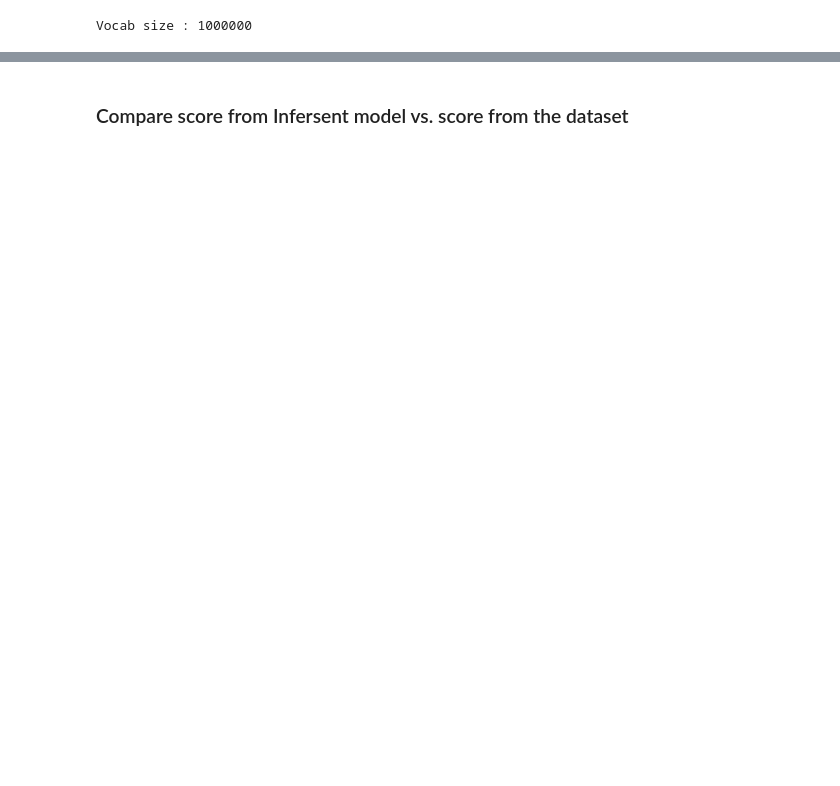
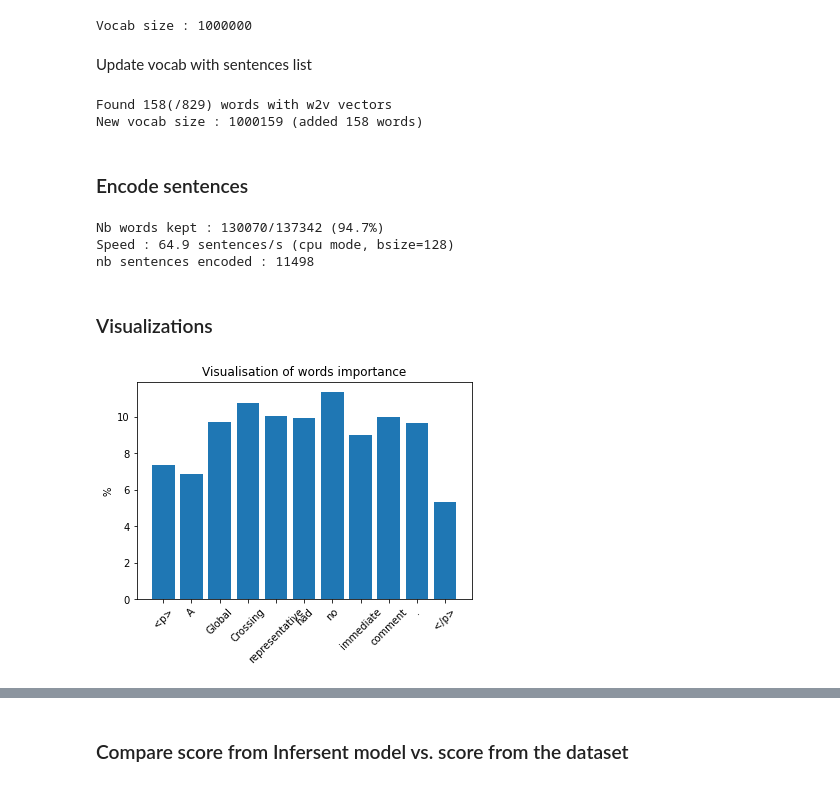
Before and after one commit to zoelie/STS-semantic-similarity, a Jupyter notebook: zoe_semantic_similarity_infersent.ipynb, the cells around one changed output, grey strips where cells are left out. Cells and saved outputs as stored; diff of their text form; code cells hidden in the pictures; blank space fills up the shorter version.

```diff
--- a/zoe_semantic_similarity_infersent.ipynb
+++ b/zoe_semantic_similarity_infersent.ipynb
@@ -169,6 +221,9 @@ model_params = {'bsize': 64, 'word_emb_dim': 300, 'enc_lstm_dim': 2048,
 model2 = InferSent(model_params)
 model2.load_state_dict(torch.load(model_path))
 
-w2v_path = '/content/GloVe/glove.840B.300d.txt'
+# w2v_path = '/content/GloVe/glove.840B.300d.txt'
+# model2.set_w2v_path(w2v_path)
+
+w2v_path = 'fastText/crawl-300d-2M.vec'
 model2.set_w2v_path(w2v_path)
 # %% [markdown]
@@ -178,2 +235,25 @@ model2.build_vocab_k_words(K=1000000) # 1 million most common English words
 # %% [output]
 Vocab size : 1000000
+# %% [markdown]
+Update vocab with sentences list
+# %%
+model2.update_vocab(sentences)
+# %% [output]
+Found 158(/829) words with w2v vectors
+New vocab size : 1000159 (added 158 words)
+# %% [markdown]
+### Encode sentences
+# %%
+embeddings = model2.encode(sentences, bsize=128, tokenize=False, verbose=True)
+print('nb sentences encoded : {0}'.format(len(embeddings)))
+# %% [output]
+Nb words kept : 130070/137342 (94.7%)
+Speed : 64.9 sentences/s (cpu mode, bsize=128)
+nb sentences encoded : 11498
+# %% [markdown]
+### Visualizations
+# %%
+idx = randint(0, len(sentences))
+_, _ = model2.visualize(sentences[idx])
+# %% [output]
+[figure, added]
```
Also changed, not shown: parts of 44 cells of this notebook.
